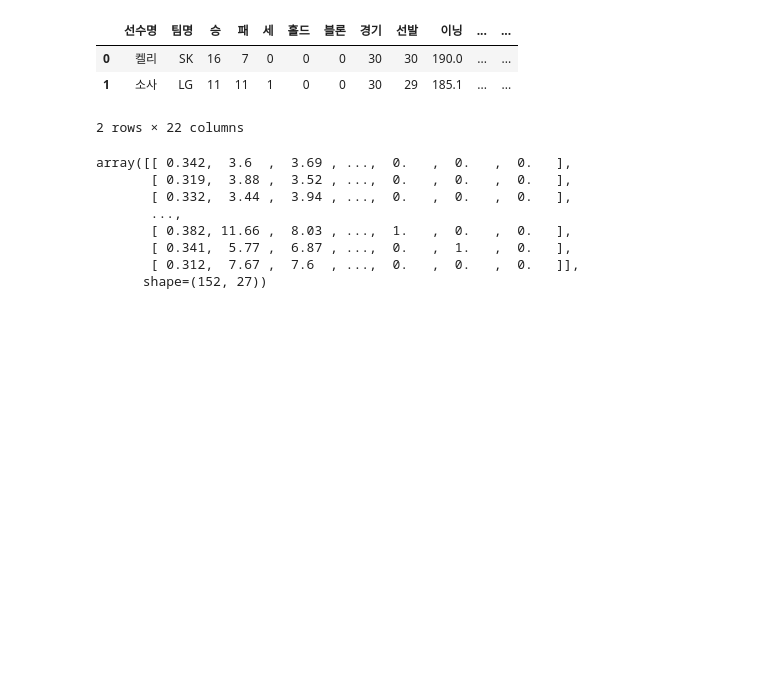
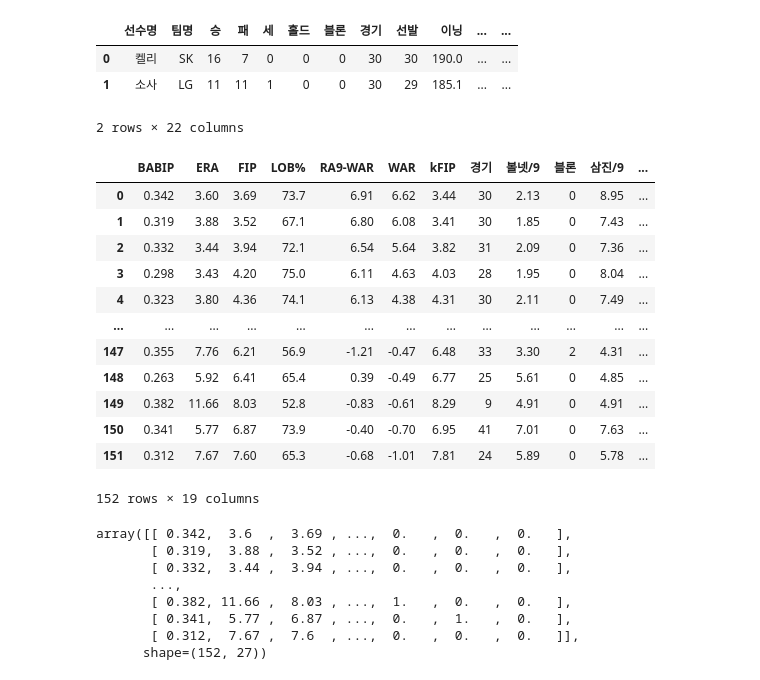
Before and after one commit to naegil73-png/aix_learn_1106, a Jupyter notebook: p1116/p_picher.ipynb, the cells around one changed output. Drawn from its saved outputs; the diff is of its cells as text; code cells hidden in the pictures; blank space fills up the shorter version.

```diff
--- a/p1116/p_picher.ipynb
+++ b/p1116/p_picher.ipynb
@@ -43,9 +43,24 @@ picher.head(2)
 # %%
 # 데이터 분리
 # picher = picher.rename(columns={'연봉(2018)': 'y'}) # 컬럼명 변경
 data = picher[picher.columns.difference(['선수명','팀명','연봉(2018)'])]
 team = picher['팀명']
 label = picher['연봉(2018)']
+data
+# %% [output]
+|  | BABIP | ERA | FIP | LOB% | RA9-WAR | WAR | kFIP | 경기 | 볼넷/9 | 블론 | 삼진/9 | ... |
+| 0 | 0.342 | 3.60 | 3.69 | 73.7 | 6.91 | 6.62 | 3.44 | 30 | 2.13 | 0 | 8.95 | ... |
+| 1 | 0.319 | 3.88 | 3.52 | 67.1 | 6.80 | 6.08 | 3.41 | 30 | 1.85 | 0 | 7.43 | ... |
+| 2 | 0.332 | 3.44 | 3.94 | 72.1 | 6.54 | 5.64 | 3.82 | 31 | 2.09 | 0 | 7.36 | ... |
+| 3 | 0.298 | 3.43 | 4.20 | 75.0 | 6.11 | 4.63 | 4.03 | 28 | 1.95 | 0 | 8.04 | ... |
+| 4 | 0.323 | 3.80 | 4.36 | 74.1 | 6.13 | 4.38 | 4.31 | 30 | 2.11 | 0 | 7.49 | ... |
+| ... | ... | ... | ... | ... | ... | ... | ... | ... | ... | ... | ... | ... |
+| 147 | 0.355 | 7.76 | 6.21 | 56.9 | -1.21 | -0.47 | 6.48 | 33 | 3.30 | 2 | 4.31 | ... |
+| 148 | 0.263 | 5.92 | 6.41 | 65.4 | 0.39 | -0.49 | 6.77 | 25 | 5.61 | 0 | 4.85 | ... |
+| 149 | 0.382 | 11.66 | 8.03 | 52.8 | -0.83 | -0.61 | 8.29 | 9 | 4.91 | 0 | 4.91 | ... |
+| 150 | 0.341 | 5.77 | 6.87 | 73.9 | -0.40 | -0.70 | 6.95 | 41 | 7.01 | 0 | 7.63 | ... |
+| 151 | 0.312 | 7.67 | 7.60 | 65.3 | -0.68 | -1.01 | 7.81 | 24 | 5.89 | 0 | 5.78 | ... |
+152 rows × 19 columns
 # %%
 # 원핫인코딩
 from sklearn.preprocessing import OneHotEncoder
```
Also changed, not shown: 1 other file.
